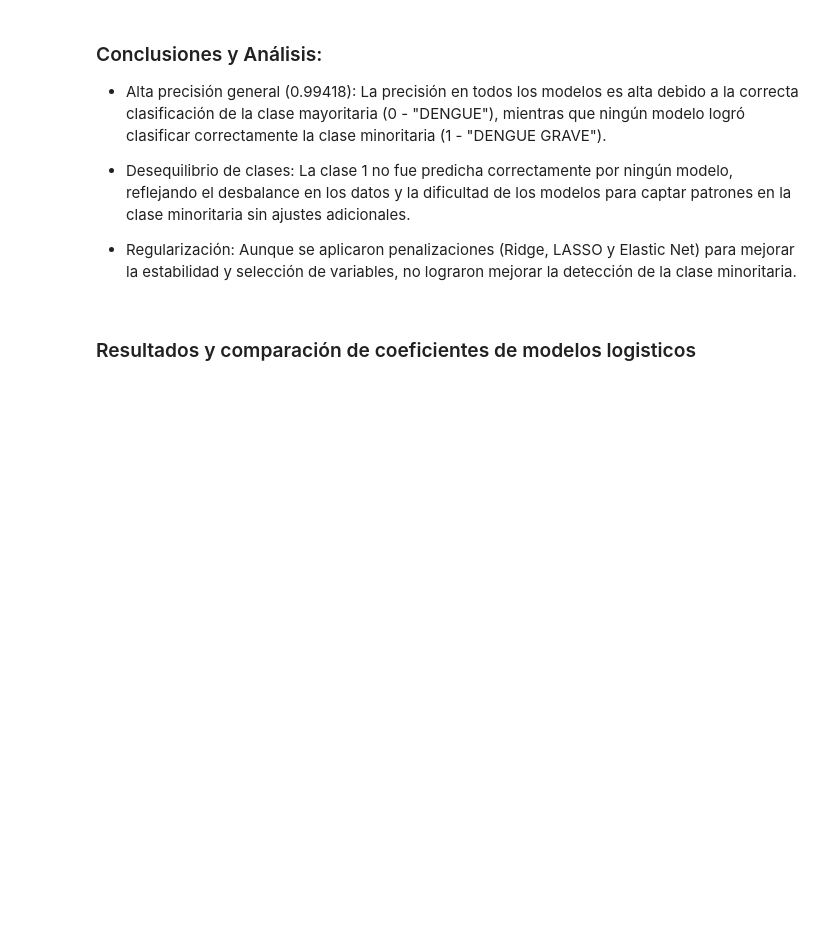
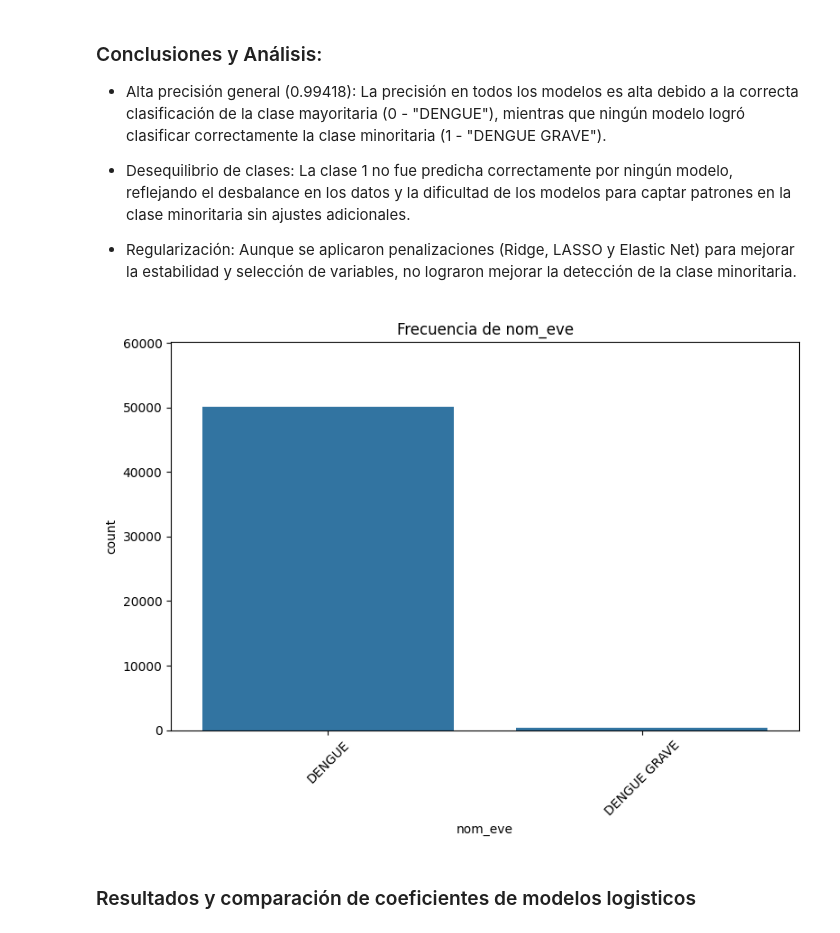
Before and after one commit to MarioSolano98/actividad-evaluativa3-AC, a Jupyter notebook: actividad_evaluativa3.ipynb, the cells around one changed output. Cells and saved outputs as stored; diff of their text form; code cells hidden in the pictures; blank space fills up the shorter version.

```diff
--- a/actividad_evaluativa3.ipynb
+++ b/actividad_evaluativa3.ipynb
@@ -903,6 +828,17 @@ results_df
 * Desequilibrio de clases: La clase 1 no fue predicha correctamente por ningún modelo, reflejando el desbalance en los datos y la dificultad de los modelos para captar patrones en la clase minoritaria sin ajustes adicionales.
 
 * Regularización: Aunque se aplicaron penalizaciones (Ridge, LASSO y Elastic Net) para mejorar la estabilidad y selección de variables, no lograron mejorar la detección de la clase minoritaria.
+# %%
+# Crear el histograma de la variable 'nom_eve'
+plt.figure(figsize=(8, 6))
+sns.countplot(data=data, x='nom_eve')
+plt.title('Frecuencia de nom_eve')
+plt.xticks(rotation=45)
+plt.ylim(0, data['nom_eve'].value_counts().max() * 1.2)  # Ajuste del límite superior al 120% del valor máximo
+plt.tight_layout()
+plt.show()
+# %% [output]
+[figure, added]
 # %% [markdown]
 ### Resultados y comparación de coeficientes de modelos logisticos
 # %%
```
Also changed, not shown: parts of 20 cells of this notebook.
